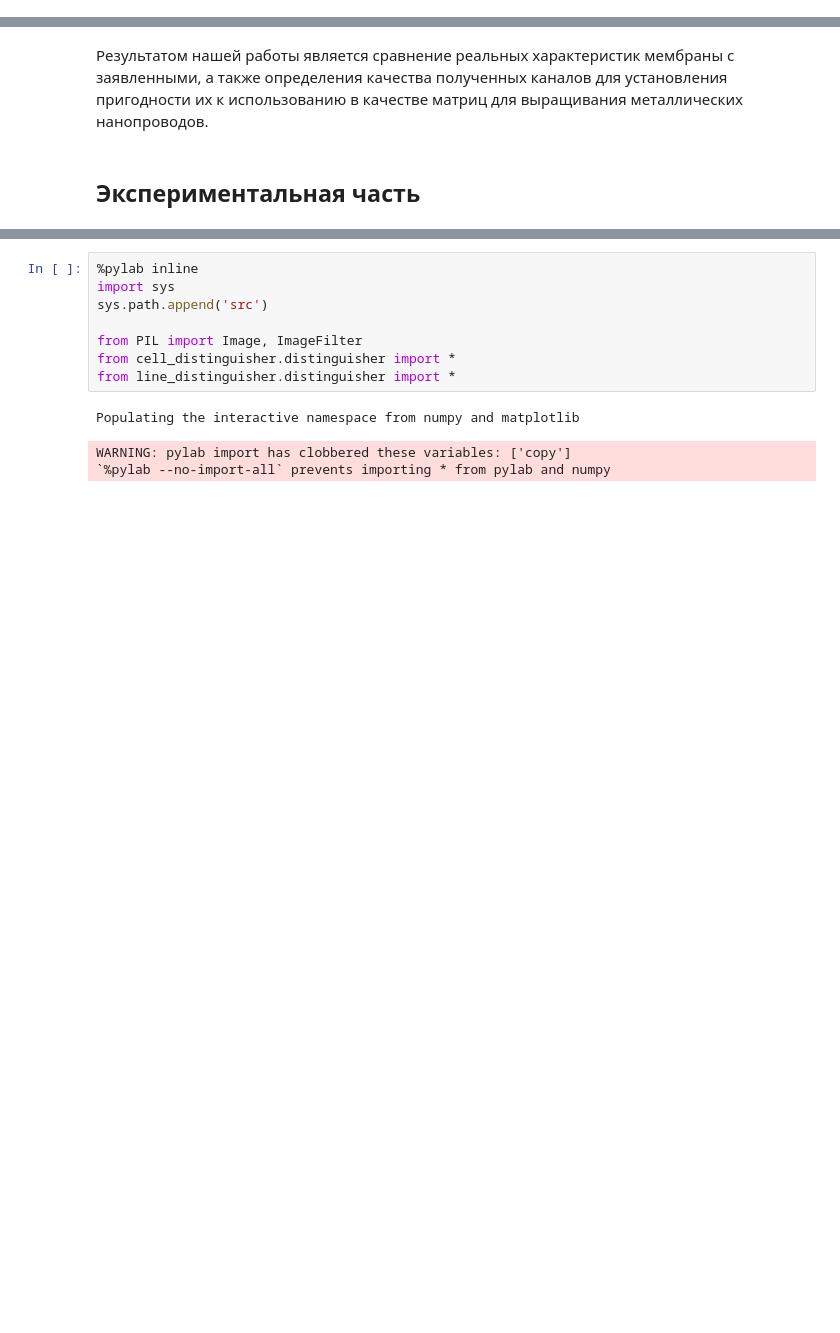
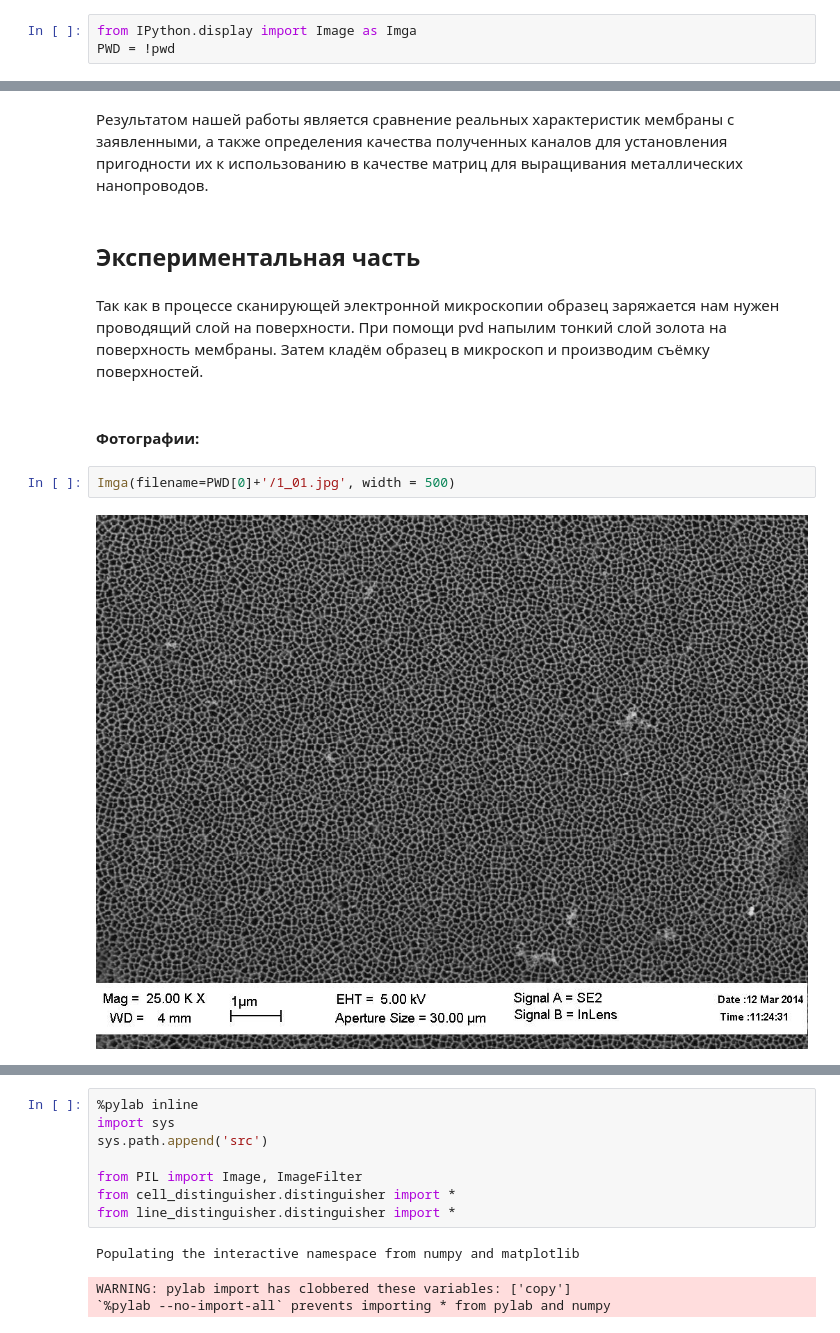
Before and after one commit to vdrhtc/CellDistinguisher, a Jupyter notebook: PIL_Test.ipynb, the cells around one changed output, grey strips where cells are left out. Cells and saved outputs as stored; diff of their text form; blank space fills up the shorter version.

```diff
--- a/PIL_Test.ipynb
+++ b/PIL_Test.ipynb
@@ -1,3 +1,6 @@
+# %%
+from IPython.display import Image as Imga
+PWD = !pwd
 # %% [markdown]
 # Сканирующая электронная микроскопия
 # %% [markdown]
@@ -14,3 +17,11 @@
 Результатом нашей работы является сравнение реальных характеристик мембраны с заявленными, а также определения качества полученных каналов для установления пригодности их к использованию в качестве матриц для выращивания металлических нанопроводов.
 # %% [markdown]
 ## Экспериментальная часть
+# %% [markdown]
+Так как в процессе сканирующей электронной микроскопии образец заряжается нам нужен проводящий слой на поверхности.  При помощи pvd напылим тонкий слой золота на поверхность мембраны. Затем кладём образец в микроскоп и производим съёмку поверхностей.
+# %% [markdown]
+#### Фотографии:
+# %%
+Imga(filename=PWD[0]+'/1_01.jpg', width = 500)
+# %% [output]
+[figure, added]
```
Also changed, not shown: parts of 21 cells of this notebook, 5 other files.
